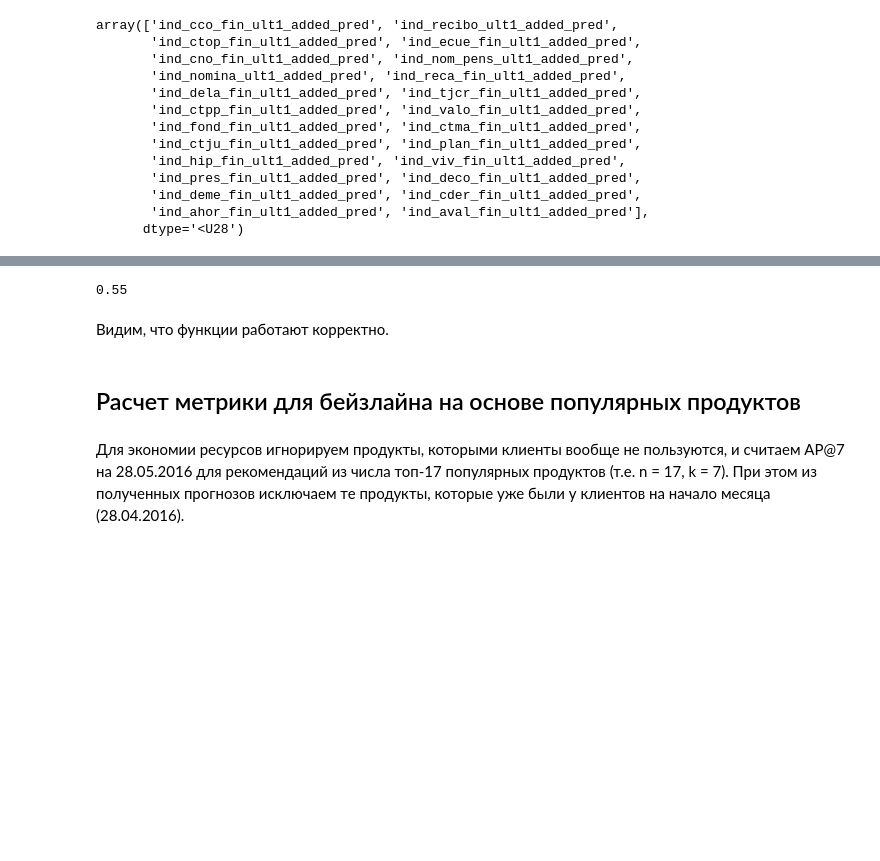
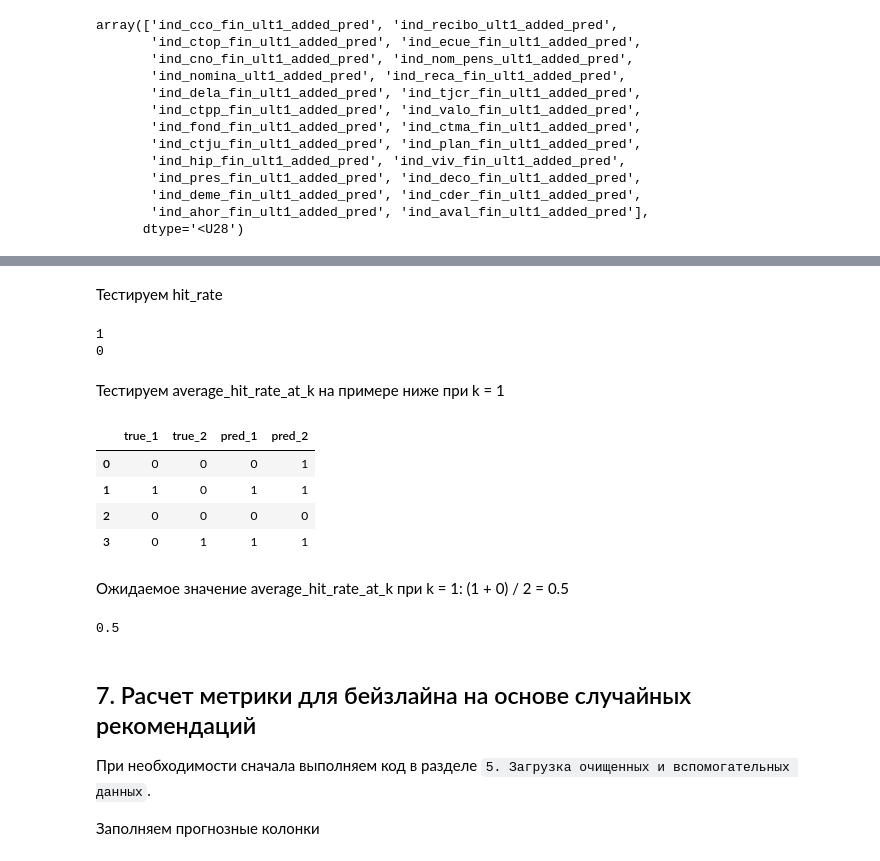
Before and after one commit to ibnkir/bank-recsys-project, a Jupyter notebook: notebooks/eda_ml_notebook.ipynb, the cells around one changed output, grey strips where cells are left out. Saved outputs shown, nothing was run; the diff lists cells and outputs as text; code cells hidden in the pictures; blank space fills up the shorter version.

```diff
--- a/notebooks/eda_ml.ipynb
+++ b/notebooks/eda_ml_notebook.ipynb
@@ -1239,0 +1235,15 @@ def avg_precision_at_k(actual, pred, top_k=None):
+# %% [markdown]
+Тестируем hit_rate
+# %%
+# Тест 1
+y_true = [1, 0, 0, 0, 0, 0, 0, 0, 0, 0]
+y_pred = [1, 0, 0, 1, 0, 0, 0, 0, 1, 0]
+print(hit_rate(y_true, y_pred))
+
+# Тест 2
+y_true = [0, 0, 0, 1, 0, 0, 0, 0, 1, 0]
+y_pred = [1, 1, 1, 0, 1, 1, 1, 1, 0, 1]
+print(hit_rate(y_true, y_pred))
+# %% [output]
+1
+0
@@ -1240,20 +1273,26 @@ def avg_precision_at_k(actual, pred, top_k=None):
+# %% [markdown]
+Тестируем average_hit_rate_at_k на примере ниже при k = 1
+# %%
+df = pd.DataFrame({'true_1': [0, 1, 0, 0],
+                   'true_2': [0, 0, 0, 1],
+                   'pred_1': [0, 1, 0, 1],
+                   'pred_2': [1, 1, 0, 1]})
+df
+# %% [output]
+|  | true_1 | true_2 | pred_1 | pred_2 |
+| 0 | 0 | 0 | 0 | 1 |
+| 1 | 1 | 0 | 1 | 1 |
+| 2 | 0 | 0 | 0 | 0 |
+| 3 | 0 | 1 | 1 | 1 |
+# %% [markdown]
+Ожидаемое значение average_hit_rate_at_k при k = 1: (1 + 0) / 2 = 0.5
 # %%
-# Тестируем
-
-actual = [[1, 0, 0, 0, 0, 0, 0, 0, 0, 0],
-          [1, 0, 0, 1, 0, 0, 0, 0, 1, 0]]
-
-pred = [[1, 1, 1, 1, 1, 1, 1, 1, 1, 1],
-        [1, 0, 0, 1, 0, 0, 0, 0, 1, 0]]
-
-avg_precision_at_k(actual, pred)
+average_hit_rate_at_k(df, ['true_1', 'true_2'], ['pred_1', 'pred_2'], 1)
 # %% [output]
-0.55
+0.5
-# %% [markdown]
-Видим, что функции работают корректно.
 # %% [markdown]
-## Расчет метрики для бейзлайна на основе популярных продуктов <a id="step_0"></a>
+## 7. Расчет метрики для бейзлайна на основе случайных рекомендаций <a id="step_7"></a>
+
+При необходимости сначала выполняем код в разделе `5. Загрузка очищенных и вспомогательных данных`.
+
+Заполняем прогнозные колонки
-# %% [markdown]
-Для экономии ресурсов игнорируем продукты, которыми клиенты вообще не пользуются,
-и считаем AP@7 на 28.05.2016 для рекомендаций из числа топ-17 популярных продуктов
-(т.е. n = 17, k = 7). При этом из полученных прогнозов исключаем те продукты, которые уже были у клиентов на начало месяца (28.04.2016).
```
Also changed, not shown: parts of 149 cells of this notebook, 8 other files.
